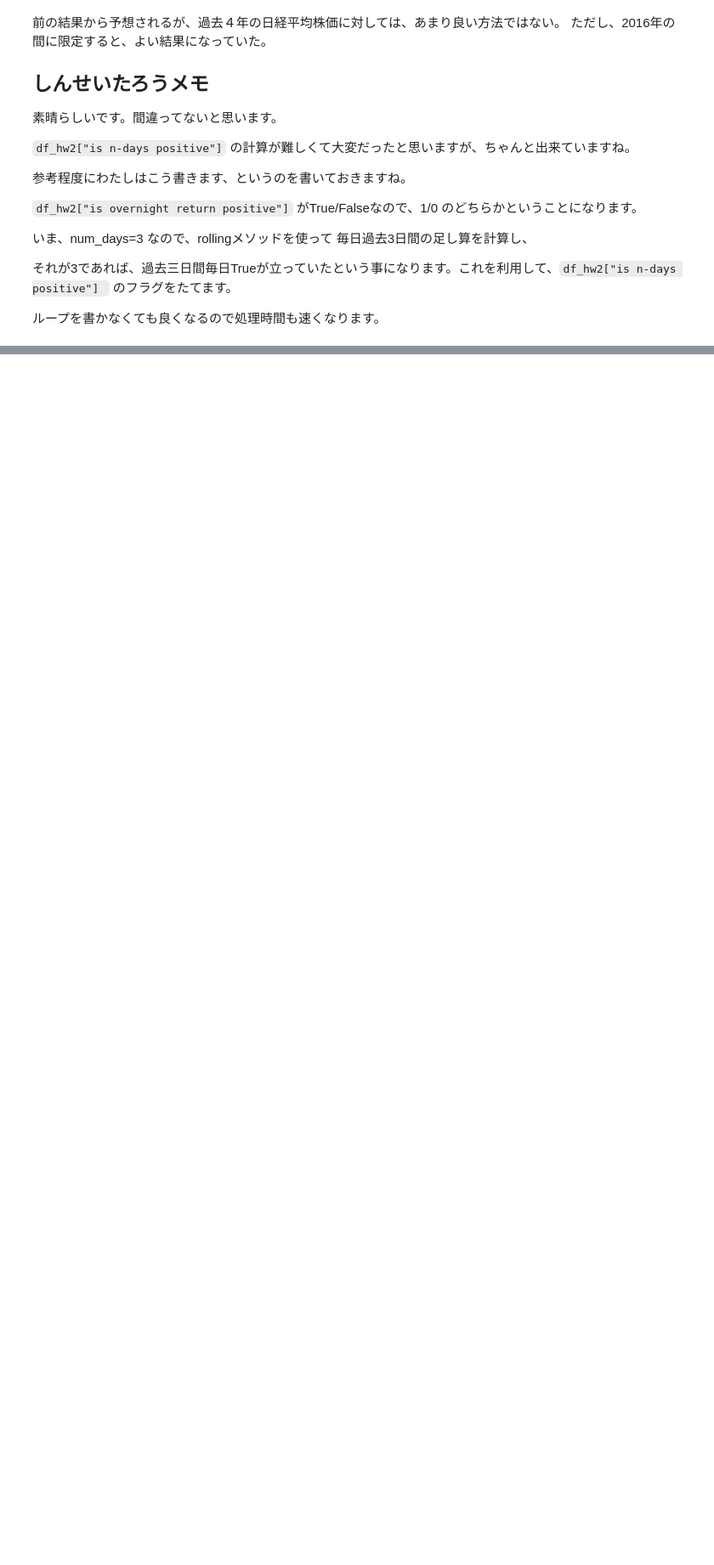
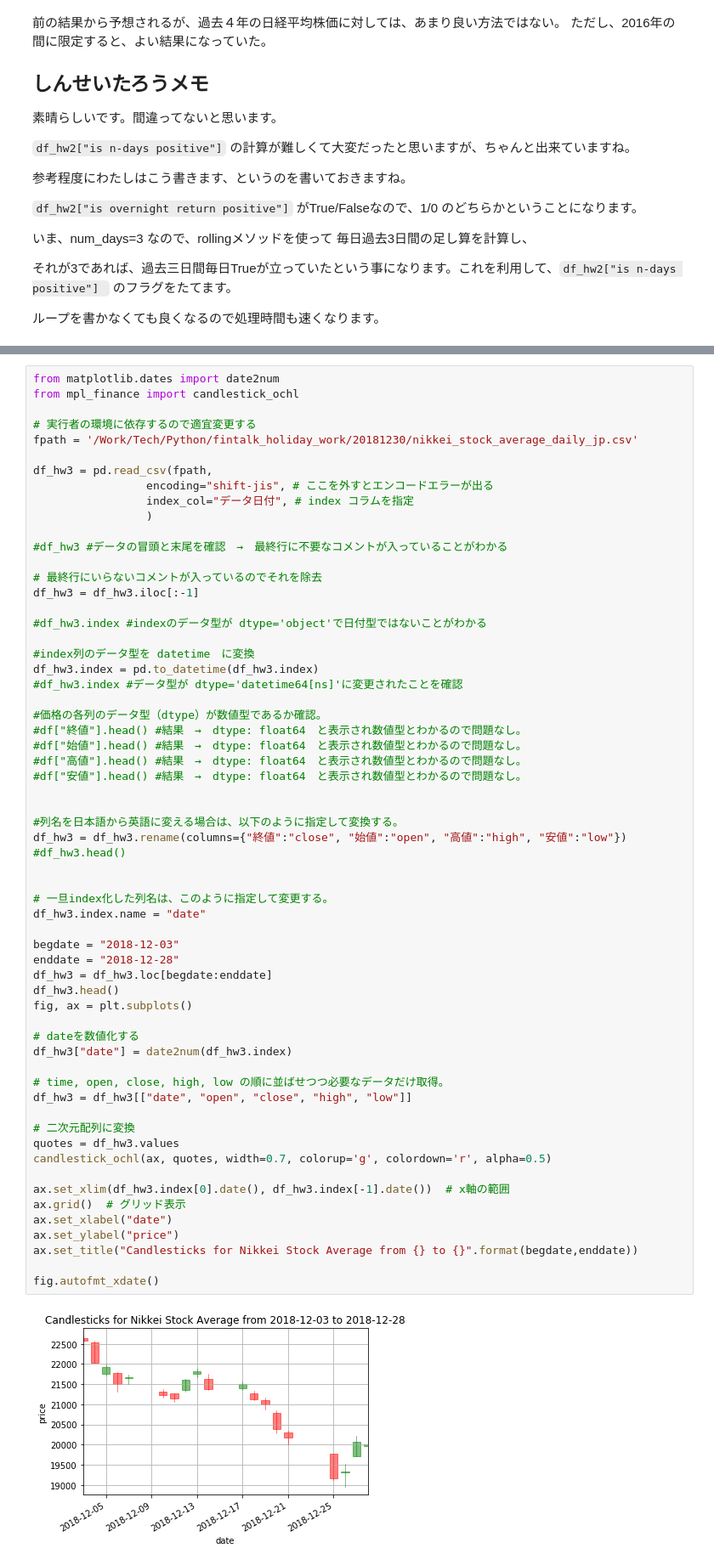
Before and after one commit to MioTheRagdoll/fintalk, a Jupyter notebook: homework/20181216/homework_20181216.ipynb, the cells around one changed output, grey strips where cells are left out. Shown at 85% size. Drawn from its saved outputs; the diff is of its cells as text; blank space fills up the shorter version.

```diff
--- a/homework/20181216/homework_20181216.ipynb
+++ b/homework/20181216/homework_20181216.ipynb
@@ -536,0 +573,63 @@ Name: is n-days positive, Length: 981, dtype: bool
+# %%
+from matplotlib.dates import date2num
+from mpl_finance import candlestick_ochl
+
+# 実行者の環境に依存するので適宜変更する
+fpath = '/Work/Tech/Python/fintalk_holiday_work/20181230/nikkei_stock_average_daily_jp.csv'
+
+df_hw3 = pd.read_csv(fpath,
+                 encoding="shift-jis", # ここを外すとエンコードエラーが出る
+                 index_col="データ日付", # index コラムを指定
+                 )
+
+#df_hw3 #データの冒頭と末尾を確認　→　最終行に不要なコメントが入っていることがわかる
+
+# 最終行にいらないコメントが入っているのでそれを除去
+df_hw3 = df_hw3.iloc[:-1]
+
+#df_hw3.index #indexのデータ型が dtype='object'で日付型ではないことがわかる
+
+#index列のデータ型を datetime　に変換
+df_hw3.index = pd.to_datetime(df_hw3.index)
+#df_hw3.index #データ型が dtype='datetime64[ns]'に変更されたことを確認
+
+#価格の各列のデータ型（dtype）が数値型であるか確認。
+#df["終値"].head() #結果　→　dtype: float64　と表示され数値型とわかるので問題なし。
+#df["始値"].head() #結果　→　dtype: float64　と表示され数値型とわかるので問題なし。
+#df["高値"].head() #結果　→　dtype: float64　と表示され数値型とわかるので問題なし。
+#df["安値"].head() #結果　→　dtype: float64　と表示され数値型とわかるので問題なし。
+
+
+#列名を日本語から英語に変える場合は、以下のように指定して変換する。
+df_hw3 = df_hw3.rename(columns={"終値":"close", "始値":"open", "高値":"high", "安値":"low"})
+#df_hw3.head()
+
+
+# 一旦index化した列名は、このように指定して変更する。
+df_hw3.index.name = "date"
+
+begdate = "2018-12-03"
+enddate = "2018-12-28"
+df_hw3 = df_hw3.loc[begdate:enddate]
+df_hw3.head()
+fig, ax = plt.subplots()
+
+# dateを数値化する
+df_hw3["date"] = date2num(df_hw3.index)
+
+# time, open, close, high, low の順に並ばせつつ必要なデータだけ取得。
+df_hw3 = df_hw3[["date", "open", "close", "high", "low"]]
+
+# 二次元配列に変換
+quotes = df_hw3.values
+candlestick_ochl(ax, quotes, width=0.7, colorup='g', colordown='r', alpha=0.5)
+
+ax.set_xlim(df_hw3.index[0].date(), df_hw3.index[-1].date())  # x軸の範囲
+ax.grid()  # グリッド表示
+ax.set_xlabel("date")
+ax.set_ylabel("price")
+ax.set_title("Candlesticks for Nikkei Stock Average from {} to {}".format(begdate,enddate))
+
+fig.autofmt_xdate()
+# %% [output]
+[figure, added]
```
Also changed, not shown: parts of 5 cells of this notebook.
